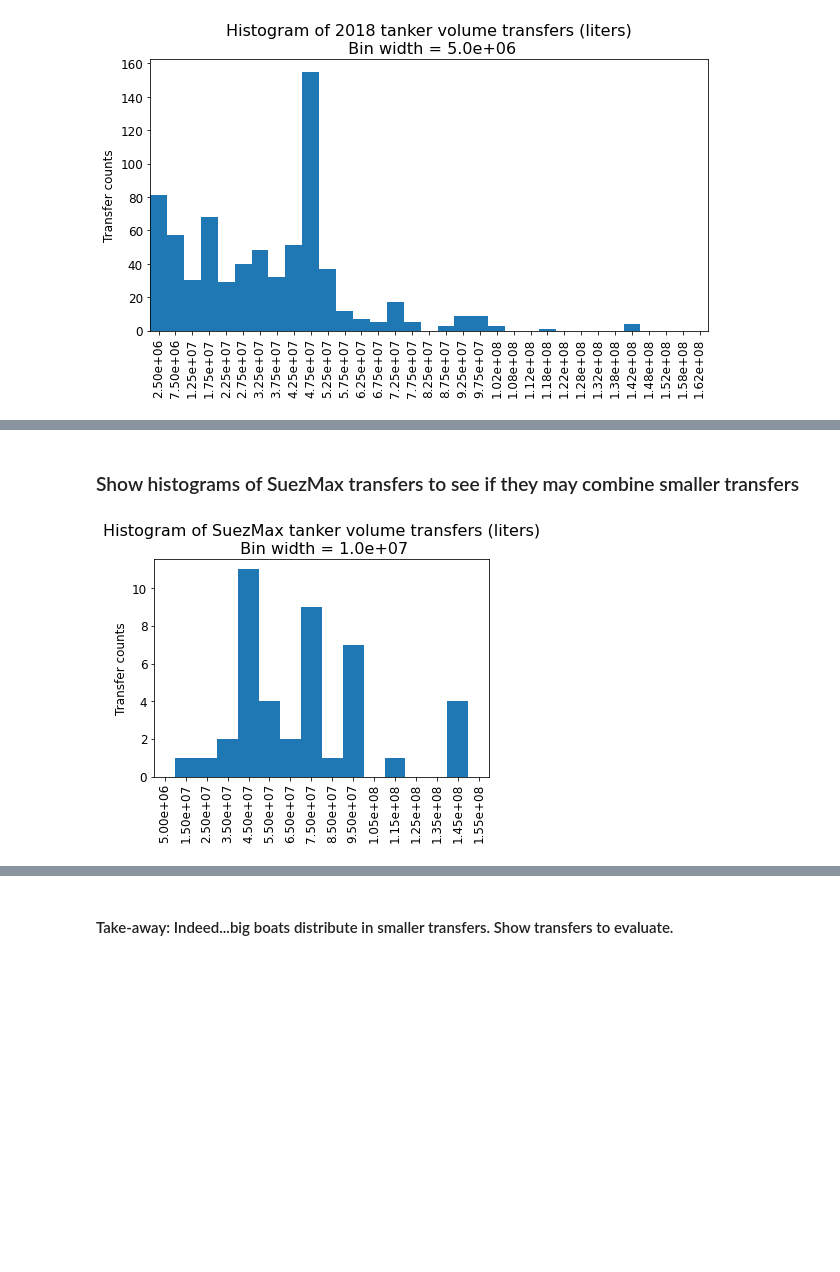
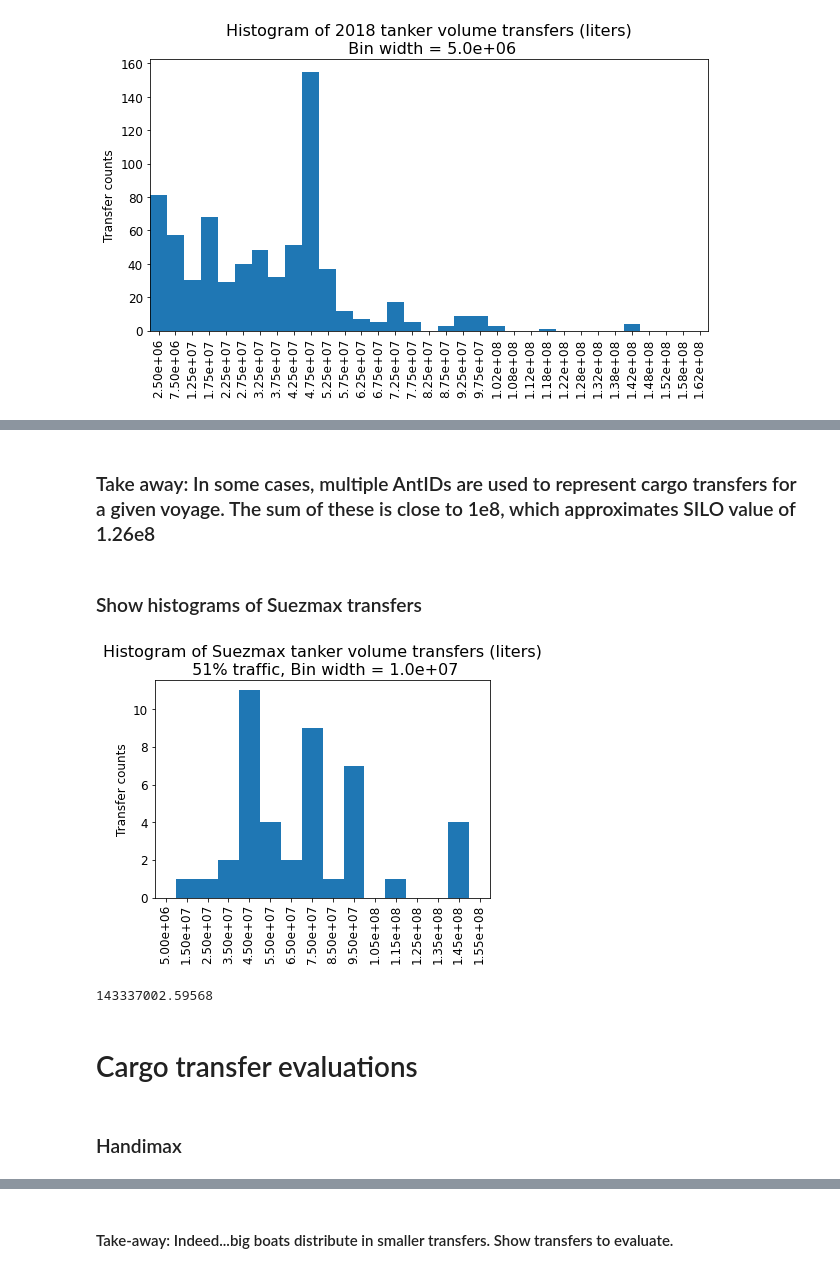
Before and after one commit to MIDOSS/analysis-rachael, a Jupyter notebook: notebooks/monte_carlo/QAQC_Tanker_AISlengths_DOEcapacities.ipynb, the cells around one changed output, grey strips where cells are left out. Cells and saved outputs as stored; diff of their text form; code cells hidden in the pictures; blank space fills up the shorter version.

```diff
--- a/notebooks/monte_carlo/QAQC_Tanker_AISlengths_DOEcapacities.ipynb
+++ b/notebooks/monte_carlo/QAQC_Tanker_AISlengths_DOEcapacities.ipynb
@@ -111,6 +110,9 @@ def get_doe_tanker_byvessel(vessels,doe_xls_path,fac_xls_path):
         ).sort_values(by='TransferQtyInGallon',ascending=False)
     # convert to liters
     cargo_transfers['TransferQtyInGallon'] = gal2liter*cargo_transfers['TransferQtyInGallon']
+    cargo_transfers=cargo_transfers.rename(
+        columns={"TransferQtyInGallon":"TransferQtyInLiters"}
+    )
 
     return cargo_transfers
 # %%
@@ -641,0 +593,18 @@ plt.show()
+# %%
+vessels = ["AQUALEGACY","TORM EMILIE","NORDTULIP","GULF PEARL","ELAN VITAL"]
+vessel_type = 'Aframax'
+volume = {}
+volume[vessel_type] = get_doe_tanker_byvessel(vessels,doe_xls_path,fac_xls_path)
+
+# plot histogram of handimax transfers
+fig, ax = plt.subplots()
+bin_width = 1e7
+bins = numpy.arange(0,1.7e8,bin_width)
+plt.hist(volume[vessel_type]['TransferQtyInLiters'], bins=bins)#, histtype = 'bar', facecolor = 'blue')
+bins_labels(bins, fontsize=12)
+ax.xaxis.set_major_formatter(FormatStrFormatter('%.2e'))
+plt.ylabel("Transfer counts")
+plt.title(f"Histogram of Aframax tanker volume transfers (liters)\n {100*percent_total['Aframax']:.0f}% of Aframax traffic\n Bin width = {bin_width:1.1e}")
+plt.show()
+
+max(volume['Aframax']['TransferQtyInLiters'])
@@ -642,18 +614,27 @@ plt.show()
+# %% [markdown]
+### Take away:  In some cases, multiple AntIDs are used to represent cargo transfers for a given voyage.  The sum of these is close to 1e8, which approximates SILO value of 1.26e8
 # %% [markdown]
-### Show histograms of SuezMax transfers to see if they may combine smaller transfers
+### Show histograms of Suezmax transfers
 # %%
 vessels = ['ALASKAN EXPLORER', "ALASKAN NAVIGATOR", "ALASKA LEGEND", "ALASKA FRONTIER"]
-vessel_type = 'SuezMax'
+vessel_type = 'Suezmax'
 volume[vessel_type] = get_doe_tanker_byvessel(vessels,doe_xls_path,fac_xls_path)
 
 fig, ax = plt.subplots()
 bin_width = 1e7
 bins = numpy.arange(0,1.7e8,bin_width)
-plt.hist(volume[vessel_type]['TransferQtyInGallon'], bins=bins)#, histtype = 'bar', facecolor = 'blue')
+plt.hist(volume[vessel_type]['TransferQtyInLiters'], bins=bins)#, histtype = 'bar', facecolor = 'blue')
 bins_labels(bins, fontsize=12)
 ax.xaxis.set_major_formatter(FormatStrFormatter('%.2e'))
 plt.ylabel("Transfer counts")
-plt.title(f"Histogram of SuezMax tanker volume transfers (liters)\n Bin width = {bin_width:1.1e}")
+plt.title(f"Histogram of Suezmax tanker volume transfers (liters)\n {100*percent_total['Suezmax']:.0f}% traffic, Bin width = {bin_width:1.1e}")
 plt.show()
+
+max(volume['Suezmax']['TransferQtyInLiters'])
 # %% [output]
-[figure, old version]
+[figure, new version]
+143337002.59568
+# %% [markdown]
+# Cargo transfer evaluations
+# %% [markdown]
+### Handimax
```
Also changed, not shown: parts of 60 cells of this notebook.
